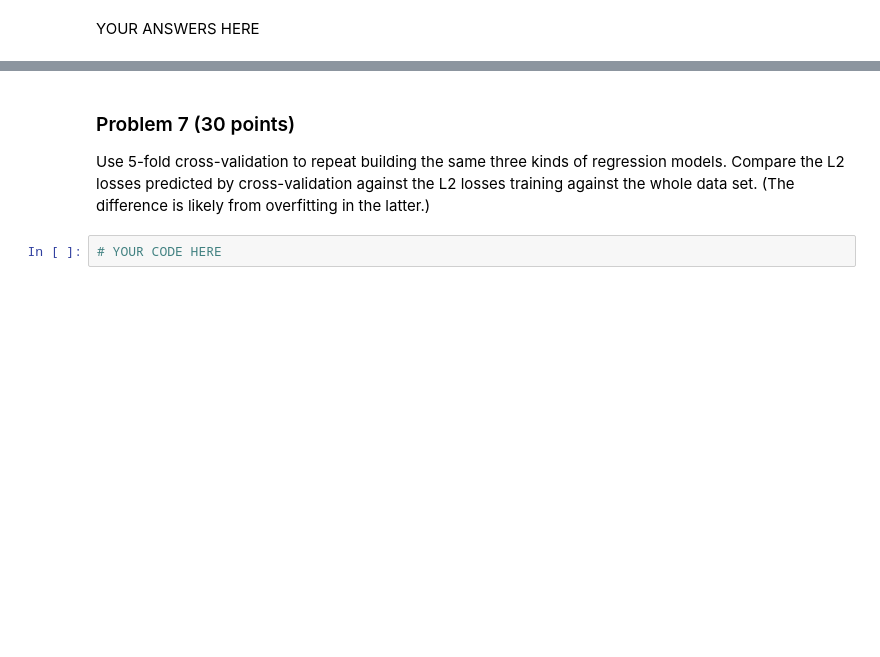
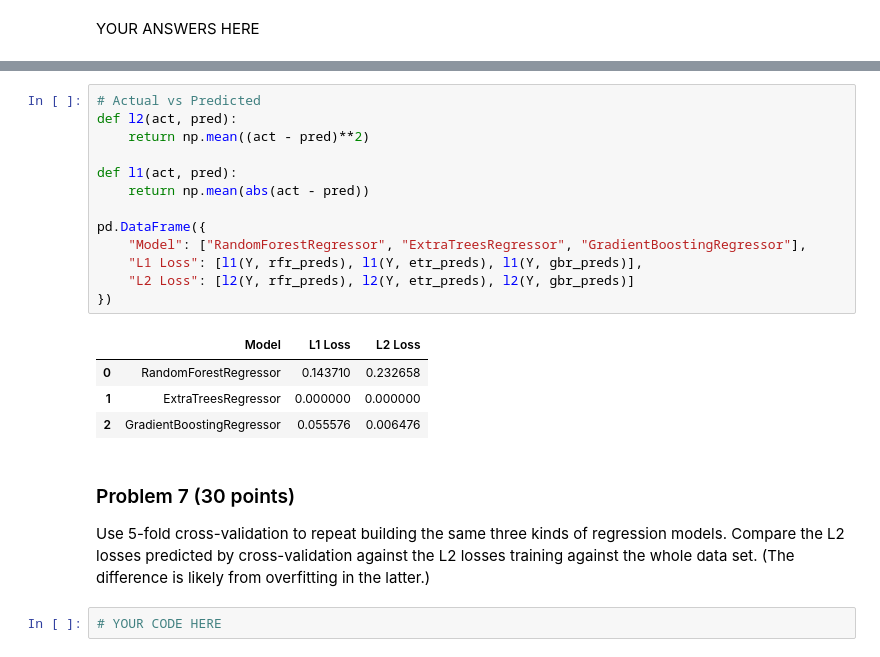
Before and after one commit to chenmichael2/dx602-final-project, a Jupyter notebook: project.ipynb, the cells around one changed output, grey strips where cells are left out. Drawn from its saved outputs; the diff is of its cells as text; blank space fills up the shorter version.

```diff
--- a/project.ipynb
+++ b/project.ipynb
@@ -304,3 +318,21 @@ YOUR ANSWERS HERE
+# %%
+# Actual vs Predicted
+def l2(act, pred):
+    return np.mean((act - pred)**2)
+
+def l1(act, pred):
+    return np.mean(abs(act - pred))
+
+pd.DataFrame({
+    "Model": ["RandomForestRegressor", "ExtraTreesRegressor", "GradientBoostingRegressor"],
+    "L1 Loss": [l1(Y, rfr_preds), l1(Y, etr_preds), l1(Y, gbr_preds)],
+    "L2 Loss": [l2(Y, rfr_preds), l2(Y, etr_preds), l2(Y, gbr_preds)]
+})
+# %% [output]
+|  | Model | L1 Loss | L2 Loss |
+| 0 | RandomForestRegressor | 0.143710 | 0.232658 |
+| 1 | ExtraTreesRegressor | 0.000000 | 0.000000 |
+| 2 | GradientBoostingRegressor | 0.055576 | 0.006476 |
 # %% [markdown]
 ### Problem 7 (30 points)
 
```
Also changed, not shown: parts of 3 cells of this notebook.
